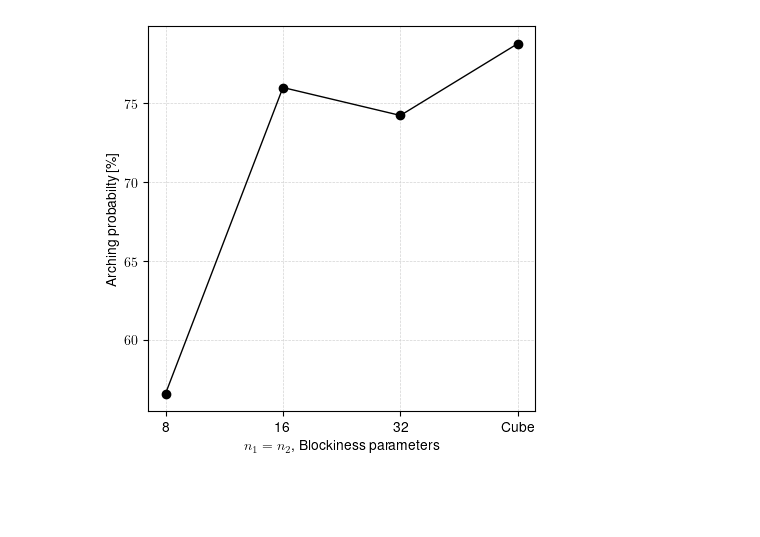
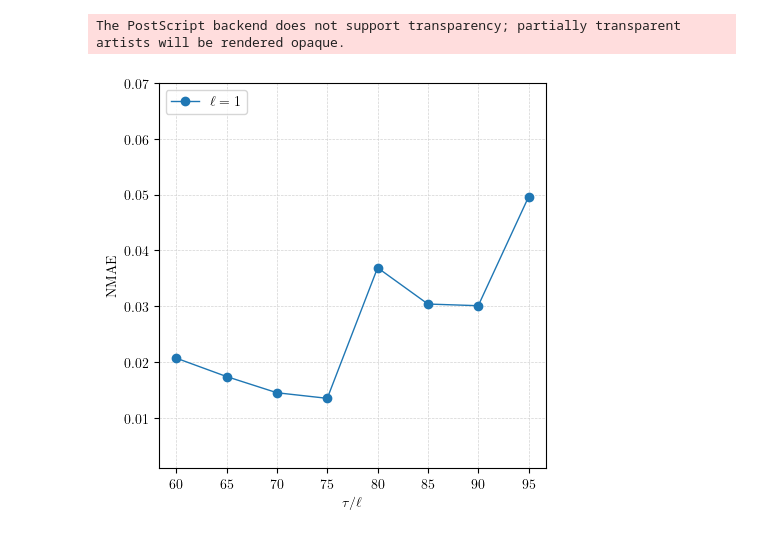
Before and after one commit to AliRY95/MatrixCompletion, a Jupyter notebook: Report/figs/HopperDischarge.ipynb, the cells around one changed output. Cells and saved outputs as stored; diff of their text form; code cells hidden in the pictures; blank space fills up the shorter version.

```diff
--- a/Report/figs/HopperDischarge.ipynb
+++ b/Report/figs/HopperDischarge.ipynb
@@ -41,18 +39,20 @@ The PostScript backend does not support transparency; partially transparent arti
 [figure]
 # %%
-blockiness = np.linespace( 60 )
-prob = np.array( [ 56 / 99, 76 / 100,  72 / 97, 78 / 99 ] )
+tau = np.linspace( 60, 95, 8 )
+NMAE = np.array( [ 207, 174, 145, 135, 369, 304, 301, 496 ] ) / 10000
 
 fig = plt.figure( figsize = ( 5, 5 ) )
 ax1 = fig.add_subplot( 111 )
-ax1.plot( blockiness, prob * 100, linewidth = 1, c = "k",
-             marker = 'o', markerfacecolor = "k" )
-ax1.set_xlabel(r"$n_1 = n_2$, Blockiness parameters")
-ax1.set_ylabel(r"Arching probabilty [\%]")
-# ax1.set_ylim( 50, 65 )
+ax1.plot( tau, NMAE, linewidth = 1, c = "tab:blue",
+             marker = 'o', markerfacecolor = "tab:blue", label = r"$\ell = 1$" )
+ax1.set_xlabel(r"$\tau / \ell$")
+ax1.set_ylabel(r"$\rm NMAE$")
+ax1.legend( loc = 'upper left' )
+ax1.set_ylim( 0.001, 0.07 )
 # ax1.set_box_aspect( 1 )
 ax1.grid( color = 'lightgrey', linestyle = '--', linewidth = 0.5 )
 
-plt.savefig( './HopperDischargeProbability.eps', format = 'eps', bbox_inches = 'tight' )
+plt.savefig( './NMAEvsTau_DualCG_M100.eps', format = 'eps', bbox_inches = 'tight' )
 # %% [output]
+The PostScript backend does not support transparency; partially transparent artists will be rendered opaque.
-[figure, old version]
+[figure, new version]
```
Also changed, not shown: parts of 2 cells of this notebook.
